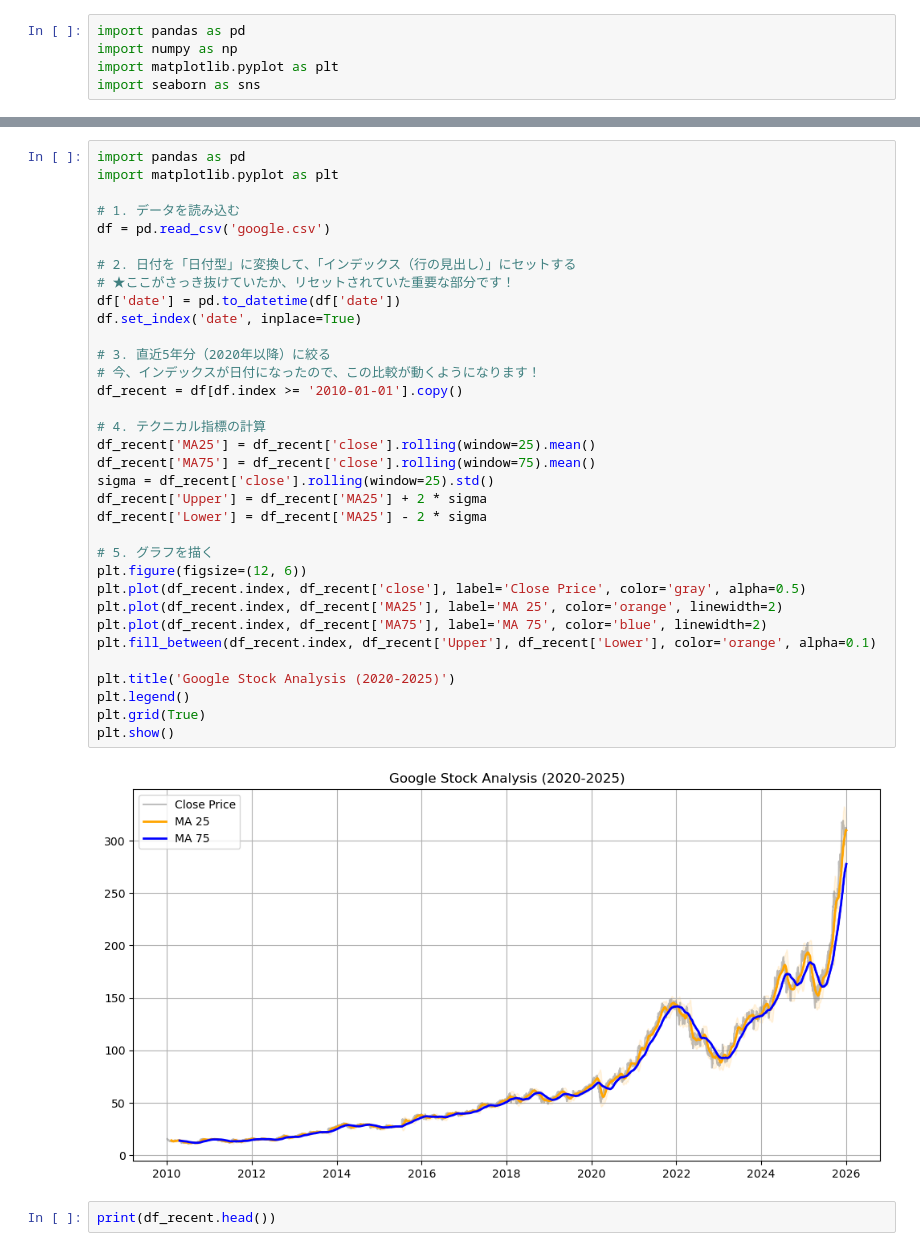
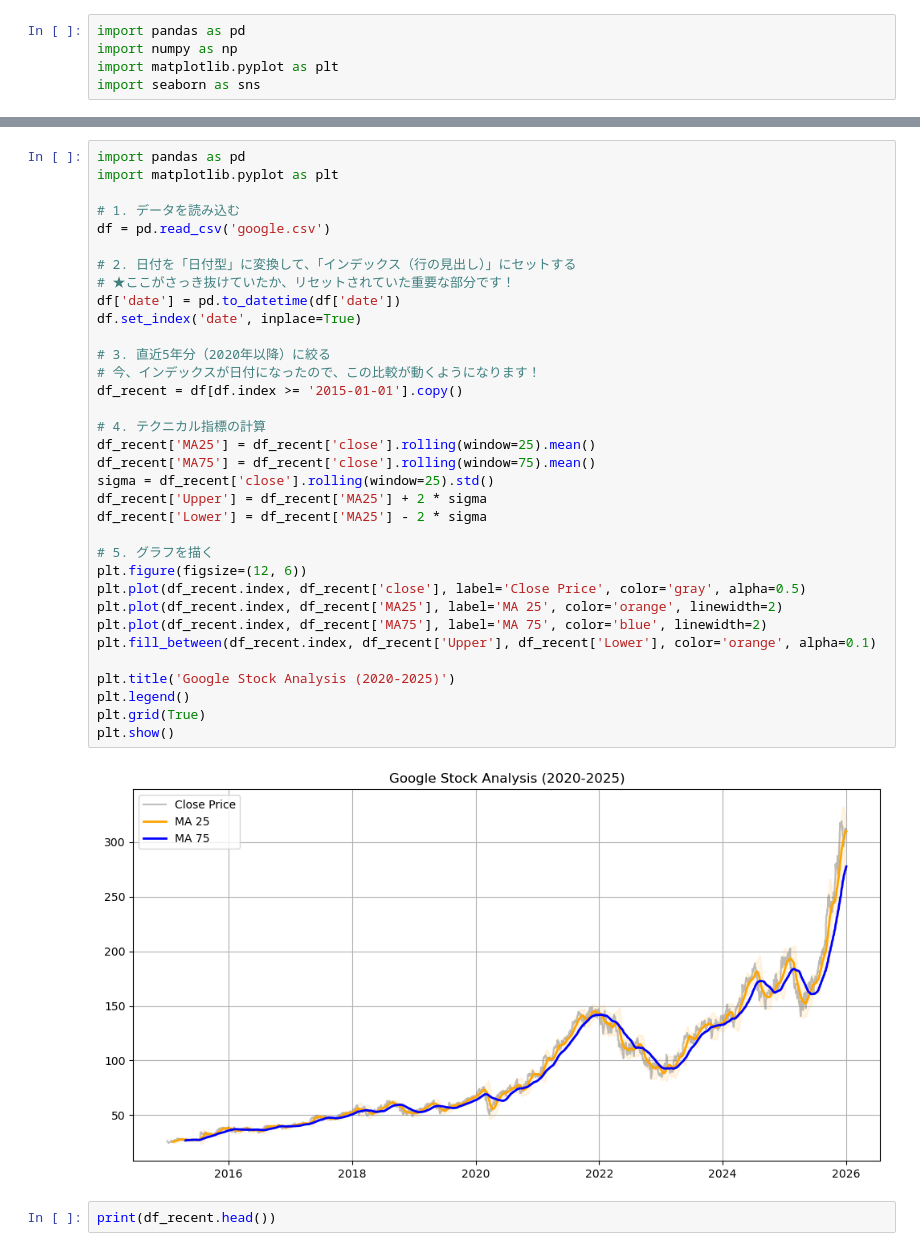
Before and after one commit to hayato2001103012-cell/invest, a Jupyter notebook: 株価予想モデル.ipynb, the cells around one changed output, grey strips where cells are left out. Cells and saved outputs as stored; diff of their text form.

```diff
--- a/株価予想モデル.ipynb
+++ b/株価予想モデル.ipynb
@@ -32,35 +32,35 @@ import matplotlib.pyplot as plt
 # 1. データを読み込む
 df = pd.read_csv('google.csv')
 
 # 2. 日付を「日付型」に変換して、「インデックス（行の見出し）」にセットする
 # ★ここがさっき抜けていたか、リセットされていた重要な部分です！
 df['date'] = pd.to_datetime(df['date'])
 df.set_index('date', inplace=True)
 
 # 3. 直近5年分（2020年以降）に絞る
 # 今、インデックスが日付になったので、この比較が動くようになります！
-df_recent = df[df.index >= '2010-01-01'].copy()
+df_recent = df[df.index >= '2015-01-01'].copy()
 
 # 4. テクニカル指標の計算
 df_recent['MA25'] = df_recent['close'].rolling(window=25).mean()
 df_recent['MA75'] = df_recent['close'].rolling(window=75).mean()
 sigma = df_recent['close'].rolling(window=25).std()
 df_recent['Upper'] = df_recent['MA25'] + 2 * sigma
 df_recent['Lower'] = df_recent['MA25'] - 2 * sigma
 
 # 5. グラフを描く
 plt.figure(figsize=(12, 6))
 plt.plot(df_recent.index, df_recent['close'], label='Close Price', color='gray', alpha=0.5)
 plt.plot(df_recent.index, df_recent['MA25'], label='MA 25', color='orange', linewidth=2)
 plt.plot(df_recent.index, df_recent['MA75'], label='MA 75', color='blue', linewidth=2)
 plt.fill_between(df_recent.index, df_recent['Upper'], df_recent['Lower'], color='orange', alpha=0.1)
 
 plt.title('Google Stock Analysis (2020-2025)')
 plt.legend()
 plt.grid(True)
 plt.show()
 # %% [output]
-[figure, old version]
+[figure, new version]
 # %%
 print(df_recent.head())
 # %% [output]
```
Also changed, not shown: parts of 1 cell of this notebook.
